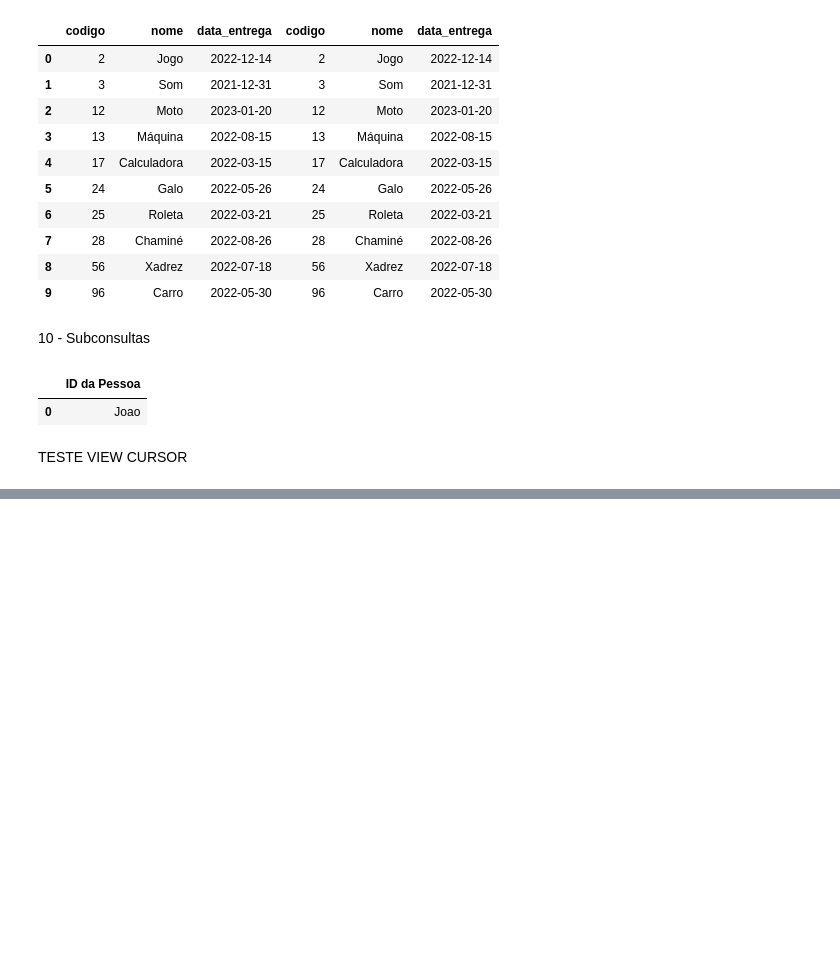
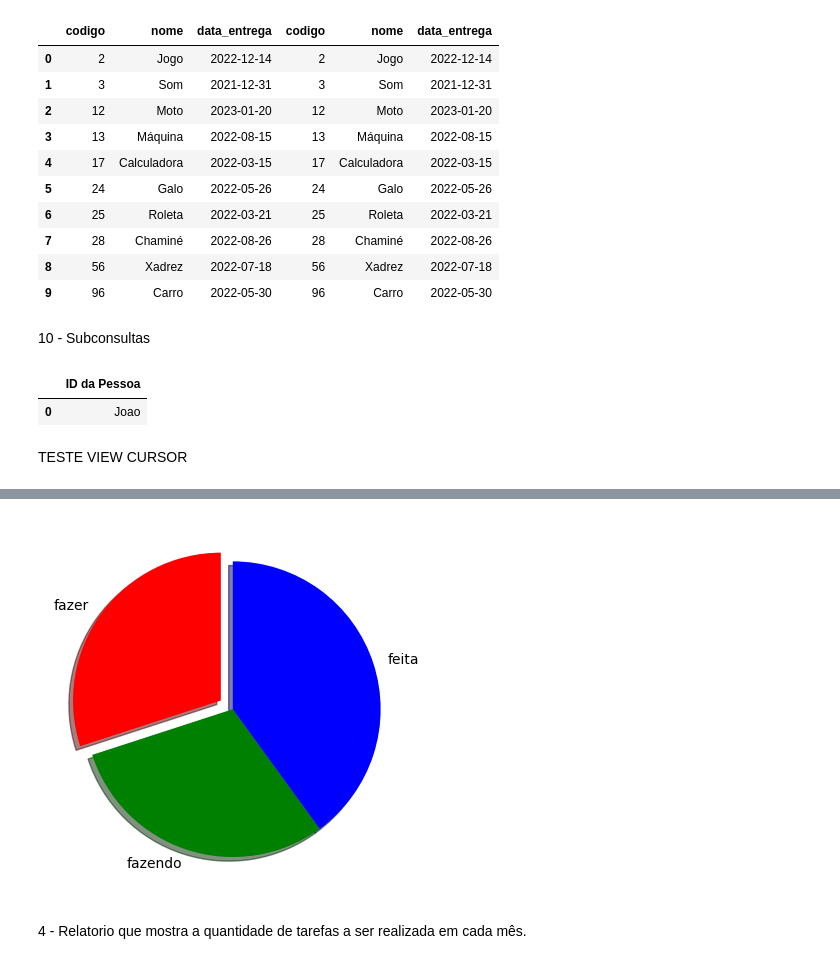
Before and after one commit to RodrigoCoouto/Template_Trab_BD1_2020, a Jupyter notebook: Gestor_de_Tarefas_e_Projeto_BD.ipynb, the cells around one changed output, grey strips where cells are left out. Saved outputs shown, nothing was run; the diff lists cells and outputs as text; code cells hidden in the pictures; blank space fills up the shorter version.

```diff
--- a/Gestor_de_Tarefas_e_Projeto_BD.ipynb
+++ b/Gestor_de_Tarefas_e_Projeto_BD.ipynb
@@ -458,0 +497,24 @@ cursor.close()
+# %%
+res_estado = pd.read_sql_query("""
+                           select count(case when todo then 1 end) as fazer,count(case when doing then 1 end) as fazendo,count(case when done then 1 end) as feita
+                            from Estado
+                            """,connect)
+# %%
+import matplotlib.pyplot as plt; plt.rcdefaults()
+import numpy as np
+import matplotlib.pyplot as plt
+
+
+df = pd.DataFrame(res_estado)
+fatias = [df.fazer, df.fazendo, df.feita]
+atividades = ['fazer', 'fazendo', 'feita']
+colunas = ['r', 'g', 'b']
+
+
+plt.pie(fatias, labels = atividades, colors = colunas, startangle = 90, shadow = True, explode = (0.1, 0, 0))
+
+plt.show()
+# %% [output]
+[figure, added]
+# %% [markdown]
+4 - Relatorio que mostra a quantidade de tarefas a ser realizada em cada mês.
```
Also changed, not shown: parts of 16 cells of this notebook.
